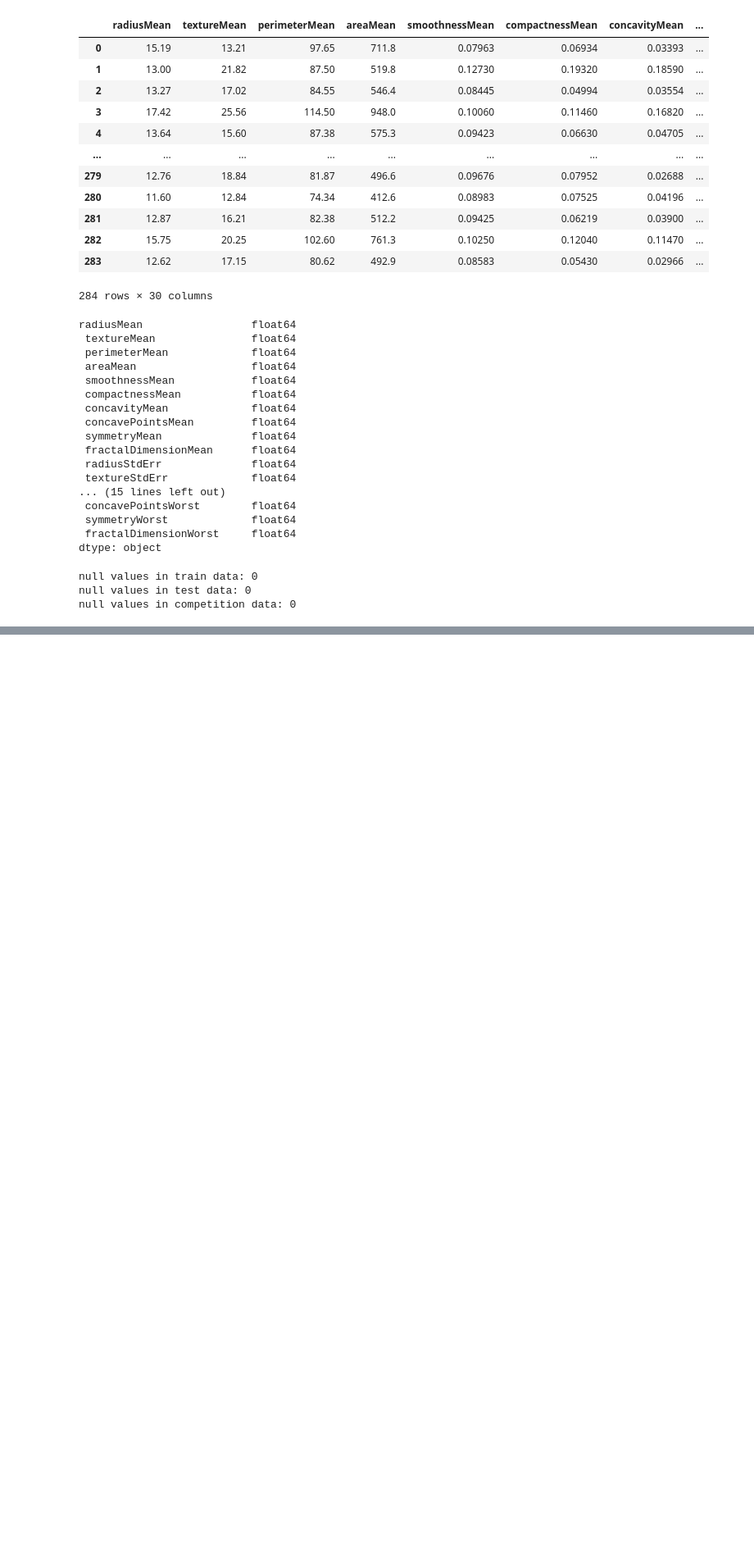
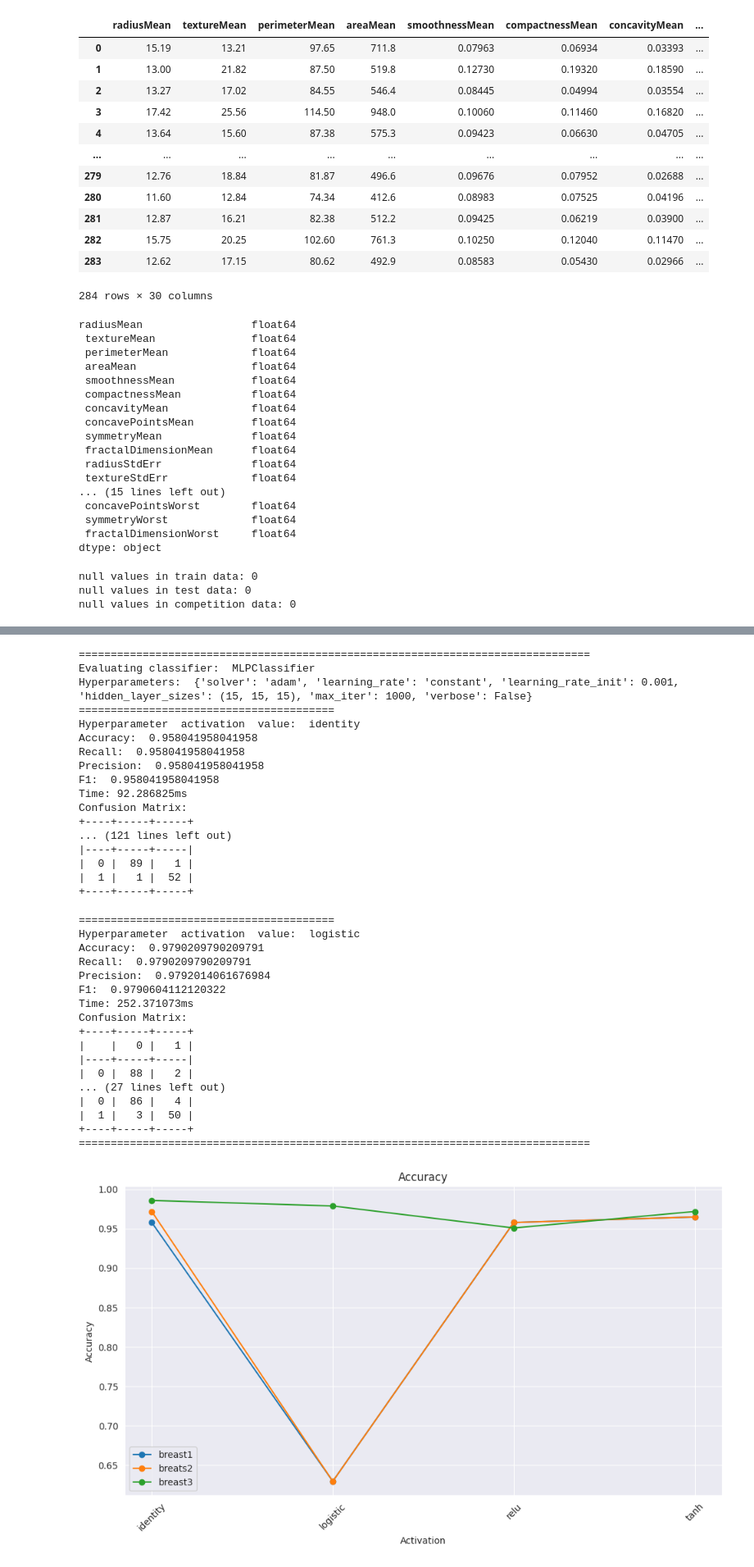
Before and after one commit to Maustrian3/ML24, a Jupyter notebook: exercise-1/breast.ipynb, the cells around one changed output, grey strips where cells are left out. Shown at 82% size. Cells and saved outputs as stored; diff of their text form; code cells hidden in the pictures; blank space fills up the shorter version.

```diff
--- a/exercise-1/breast.ipynb
+++ b/exercise-1/breast.ipynb
@@ -317,0 +301,57 @@ evaluator.draw_diagrams(test2)
+# %%
+reload(evaluator)
+hyperparameters = {
+    'solver': 'adam',
+    #'activation': 'relu',
+    'learning_rate': 'constant',
+    'learning_rate_init': 1e-3,
+    'hidden_layer_sizes': (15, 15, 15),
+    #'random_state': 7895,
+    'max_iter': 1000,
+    'verbose': False,
+    #'tol': 5e-5
+}
+hyperparameters_iterator = {'activation': ['identity', 'logistic', 'tanh', 'relu']}
+test = evaluator.evaluate2(MLPClassifier, X_train, y_train, X_test, y_test, hyperparameters=hyperparameters,
+                           hyperparameters_iterate=hyperparameters_iterator)
+test2 = evaluator.evaluate2(MLPClassifier, X_train, y_train, X_test, y_test, hyperparameters=hyperparameters,
+                           hyperparameters_iterate=hyperparameters_iterator)
+test3 = evaluator.evaluate2(MLPClassifier, X_train, y_train, X_test, y_test, hyperparameters=hyperparameters,
+                           hyperparameters_iterate=hyperparameters_iterator)
+evaluator.draw_diagram2_list({"breast1": test, "breats2": test2, "breast3": test3}, x_axis='activation', y_axis=['accuracy', 'precision', 'recall', 'f1', 'time'], logaritmic=False)
+# %% [output]
+================================================================================
+Evaluating classifier:  MLPClassifier
+Hyperparameters:  {'solver': 'adam', 'learning_rate': 'constant', 'learning_rate_init': 0.001, 'hidden_layer_sizes': (15, 15, 15), 'max_iter': 1000, 'verbose': False}
+========================================
+Hyperparameter  activation  value:  identity
+Accuracy:  0.958041958041958
+Recall:  0.958041958041958
+Precision:  0.958041958041958
+F1:  0.958041958041958
+Time: 92.286825ms
+Confusion Matrix:
++----+-----+-----+
+... (121 lines left out)
+|----+-----+-----|
+|  0 |  89 |   1 |
+|  1 |   1 |  52 |
++----+-----+-----+
+========================================
+Hyperparameter  activation  value:  logistic
+Accuracy:  0.9790209790209791
+Recall:  0.9790209790209791
+Precision:  0.9792014061676984
+F1:  0.9790604112120322
+Time: 252.371073ms
+Confusion Matrix:
++----+-----+-----+
+|    |   0 |   1 |
+|----+-----+-----|
+|  0 |  88 |   2 |
+... (27 lines left out)
+|  0 |  86 |   4 |
+|  1 |   3 |  50 |
++----+-----+-----+
+================================================================================
+[figure, added]
```
Also changed, not shown: parts of 14 cells of this notebook, 1 other file.
